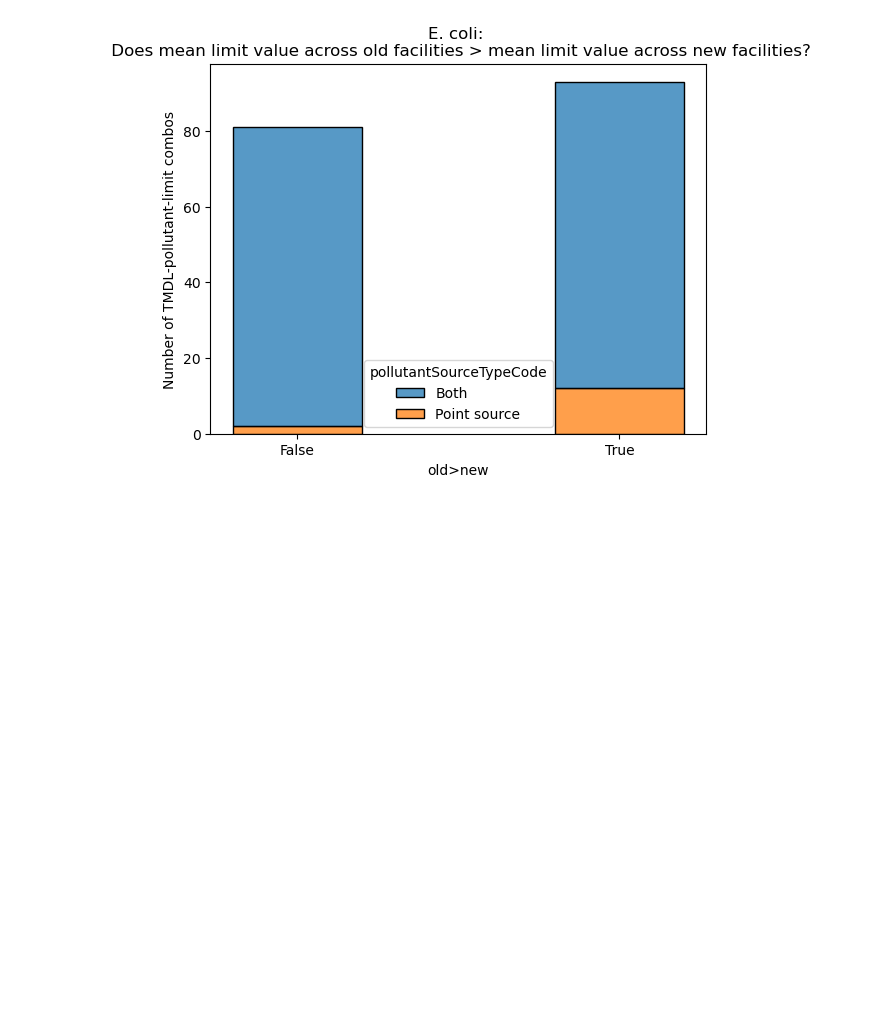
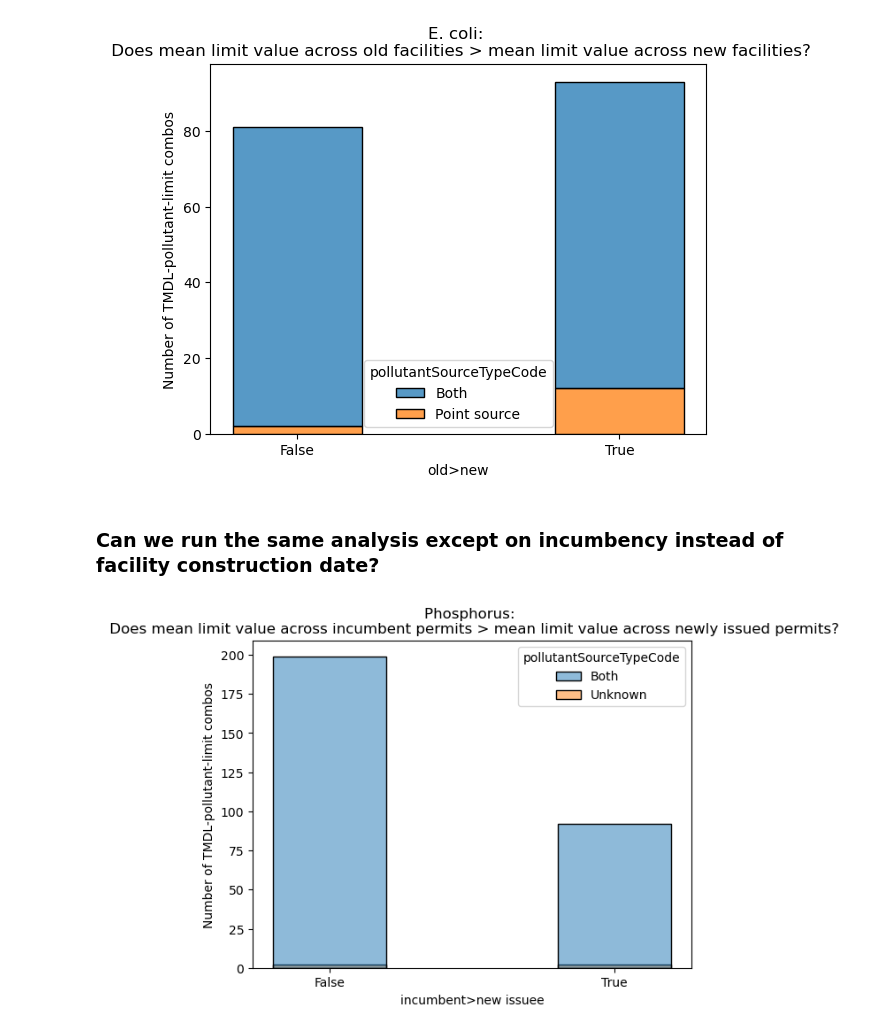
Before and after one commit to reglab/TMDLs_archived, a Jupyter notebook: exploring_grandfathering.ipynb, the cells around one changed output. Saved outputs shown, nothing was run; the diff lists cells and outputs as text; code cells hidden in the pictures; blank space fills up the shorter version.

Commit message:
Added incumbency exploration

```diff
--- a/exploring_grandfathering.ipynb
+++ b/exploring_grandfathering.ipynb
@@ -232,3 +208,19 @@ plt.ylabel('Number of TMDL-pollutant-limit combos')
 sns.histplot(data=results[['old>new', 'pollutantSourceTypeCode']], x='old>new', multiple='stack', hue='pollutantSourceTypeCode', shrink=.4);
 # %% [output]
 [figure]
+# %% [markdown]
+### Can we run the same analysis except on incumbency instead of facility construction date?
+# %%
+# Merge limits with TMDLs and run difference test
+P_limits_merged = merge_limits_tmdls(['PHOSPHORUS, TOTAL', 'PHOSPHORUS'], 'phosphorus_dmrs.csv', permit_data,
+                                     tmdls_merged)
+results = test_limit_diffs(P_limits_merged, by='permit')
+
+# Plot results
+plt.style.use('default')
+plt.title('Phosphorus: \n Does mean limit value across incumbent permits > mean limit value across newly issued permits?');
+plt.ylabel('Number of TMDL-pollutant-limit combos')
+sns.histplot(data=results[['incumbent>new issuee', 'pollutantSourceTypeCode']], x='incumbent>new issuee', hue='pollutantSourceTypeCode',
+             shrink=.4);
+# %% [output]
+[figure, added]
```
Also changed, not shown: parts of 9 cells of this notebook.
